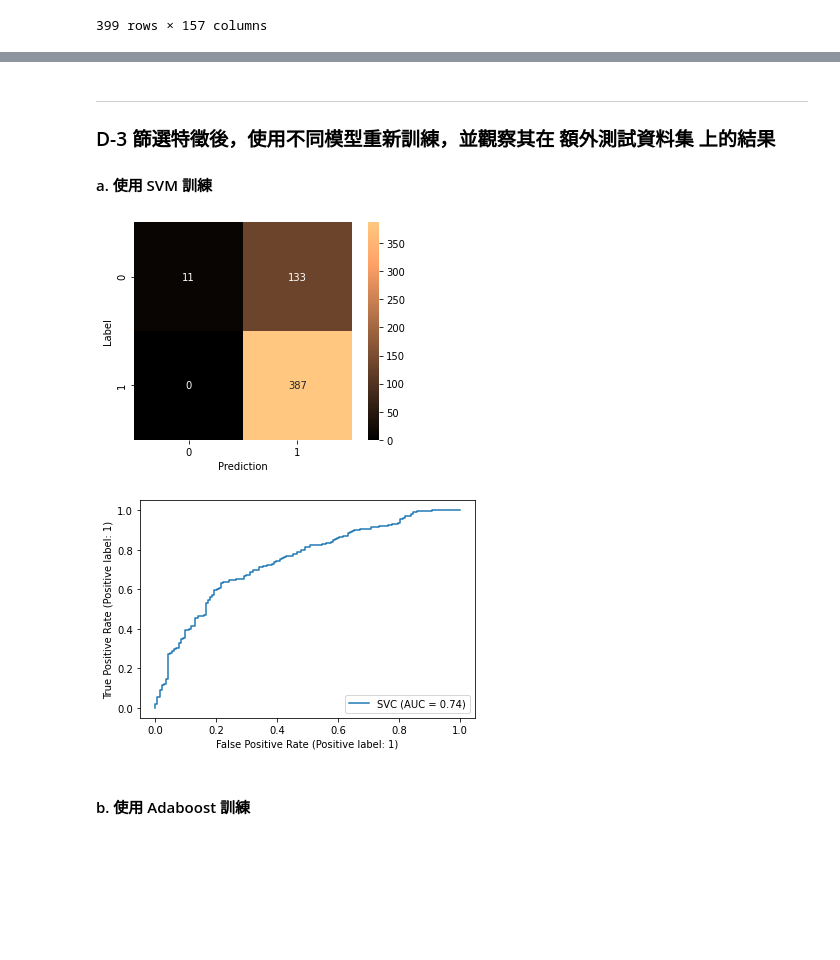
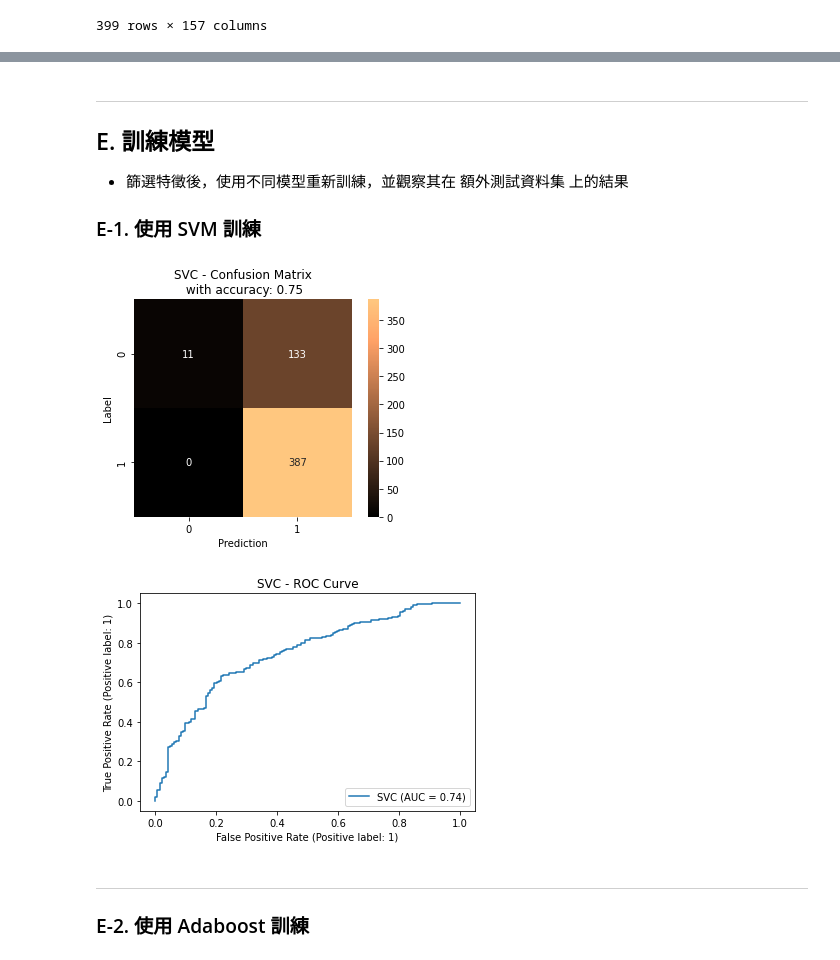
Before and after one commit to stupidpenguin/Computation_of_Data_Science, a Jupyter notebook: Homework_4/Homework2.ipynb, the cells around one changed output, grey strips where cells are left out. Drawn from its saved outputs; the diff is of its cells as text; code cells hidden in the pictures; blank space fills up the shorter version.

```diff
--- a/Homework_4/Homework2.ipynb
+++ b/Homework_4/Homework2.ipynb
@@ -307,27 +280,34 @@ fs_CCLE_PDF_Paclitaxel
 # %% [markdown]
 ----
-### D-3 篩選特徵後，使用不同模型重新訓練，並觀察其在 額外測試資料集 上的結果
+## E. 訓練模型
+* 篩選特徵後，使用不同模型重新訓練，並觀察其在 額外測試資料集 上的結果
 
-#### a. 使用 SVM 訓練
+### E-1. 使用 SVM 訓練
 # %%
 SVC_Model = SVC()
 SVC_Model.fit(fs_GDSC_combination, reduced_GDSC_combination_label)
 SVC_result = SVC_Model.predict(fs_extra_test_dataset)
+SVC_score = SVC_Model.score(fs_extra_test_dataset, extra_test_dataset_label)
+SVC_score = np.around(SVC_score, decimals=3)
 
 SVC_cm = confusion_matrix(extra_test_dataset_label, SVC_result)
 sns.heatmap(SVC_cm, square=True, annot=True, cmap=CMAP, cbar=True, fmt="")
 SVC_plot = plt.xlabel("Prediction")
 SVC_plot = plt.ylabel("Label")
+SVC_plot = plt.title(f"SVC - Confusion Matrix\n with accuracy: {SVC_score}")
+
 plt.show(SVC_plot)
 # %% [output]
-[figure, old version]
+[figure, new version]
 # %%
 metrics.plot_roc_curve(SVC_Model, fs_extra_test_dataset, extra_test_dataset_label)
+plt.title("SVC - ROC Curve")
 plt.show()
 # %% [output]
-[figure, old version]
+[figure, new version]
 # %% [markdown]
-#### b. 使用 Adaboost 訓練
+----
+### E-2. 使用 Adaboost 訓練
 # %%
 AdaBoost_Model = AdaBoostClassifier()
 AdaBoost_Model.fit(fs_GDSC_combination, reduced_GDSC_combination_label)
```
Also changed, not shown: parts of 24 cells of this notebook, 3 other files.
